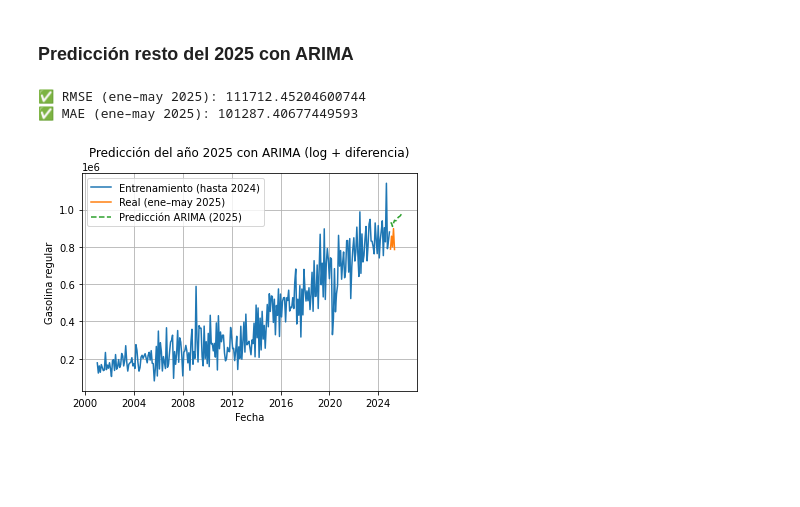
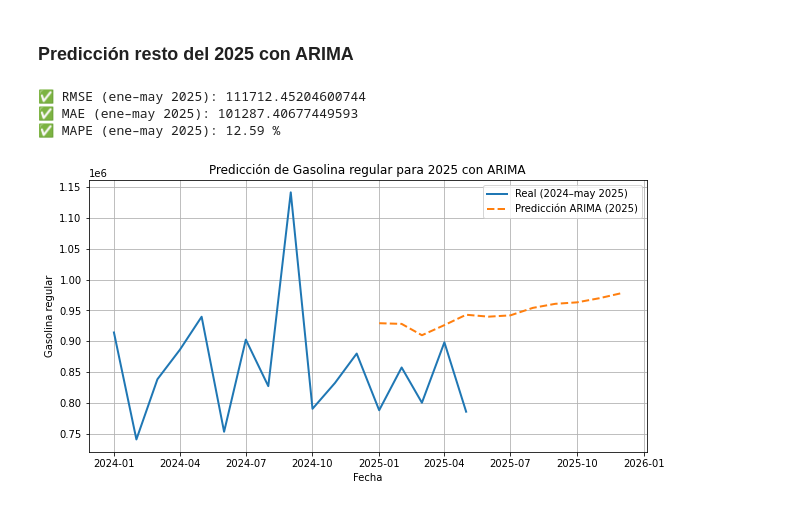
Before and after one commit to JPS4321/Lab1_SeriesDeTiempo, a Jupyter notebook: Series_Importacion_Regular.ipynb, the cells around one changed output. Drawn from its saved outputs; the diff is of its cells as text; code cells hidden in the pictures; blank space fills up the shorter version.

```diff
--- a/Series_Importacion.ipynb
+++ b/Series_Importacion_Regular.ipynb
@@ -476,40 +477,49 @@ serie_log_pred = pd.Series(np.r_[ultimo_valor_log, pred_diff]).cumsum()
 pred_2025 = np.exp(serie_log_pred[1:])
 fechas_2025 = pd.date_range(start="2025-01-01", periods=12, freq='MS')
 pred_2025.index = fechas_2025
 
 # Obtener datos reales de enero a mayo 2025
 serie_test_real = df_importacion_total.loc["2025-01-01":"2025-05-31", "Gasolina regular"]
 
 # Alinear ambos índices al primer día del mes (Timestamp mensual)
 serie_test_real.index = serie_test_real.index.to_period('M').to_timestamp()
 pred_2025.index = pred_2025.index.to_period('M').to_timestamp()
 
 # Intersección segura
 fechas_comunes = serie_test_real.index.intersection(pred_2025.index)
 serie_eval = serie_test_real.loc[fechas_comunes]
 pred_eval = pred_2025.loc[fechas_comunes]
 
 # Evaluación
 if not serie_eval.empty and not pred_eval.empty:
     rmse = np.sqrt(mean_squared_error(serie_eval, pred_eval))
     mae = mean_absolute_error(serie_eval, pred_eval)
-    print("✅ RMSE (ene–may 2025):", rmse)
-    print("✅ MAE (ene–may 2025):", mae)
+    print(" RMSE (ene–may 2025):", rmse)
+    print(" MAE (ene–may 2025):", mae)
+
 else:
-    print("⚠️ No se encontraron datos coincidentes entre predicción y realidad para enero–mayo 2025.")
+    print(" No se encontraron datos coincidentes entre predicción y realidad para enero–mayo 2025.")
+mape = np.mean(np.abs((serie_eval - pred_eval) / serie_eval)) * 100
+print(" MAPE (ene–may 2025):", round(mape, 2), "%")
 
-# Gráfico de entrenamiento, predicción y datos reales
-plt.plot(np.exp(serie_log_train), label="Entrenamiento (hasta 2024)")
-if not serie_eval.empty:
-    plt.plot(serie_eval, label="Real (ene–may 2025)")
-plt.plot(pred_2025, label="Predicción ARIMA (2025)", linestyle='--')
-plt.title("Predicción del año 2025 con ARIMA (log + diferencia)")
+
+
+# Serie real desde 2024
+serie_real_desde_2024 = df_importacion_total.loc["2024-01-01":"2025-05-31", "Gasolina regular"]
+serie_real_desde_2024.index = serie_real_desde_2024.index.to_period('M').to_timestamp()
+
+# Gráfico de datos reales (2024 y parte de 2025) + predicción 2025
+plt.figure(figsize=(10, 5))
+plt.plot(serie_real_desde_2024, label="Real (2024–may 2025)", linewidth=2)
+plt.plot(pred_2025, label="Predicción ARIMA (2025)", linestyle='--', linewidth=2)
+plt.title("Predicción de Gasolina regular para 2025 con ARIMA")
 plt.xlabel("Fecha")
 plt.ylabel("Gasolina regular")
 plt.grid(True)
 plt.legend()
 plt.show()
 # %% [output]
 ✅ RMSE (ene–may 2025): 111712.45204600744
 ✅ MAE (ene–may 2025): 101287.40677449593
+✅ MAPE (ene–may 2025): 12.59 %
-[figure, old version]
+[figure, new version]
```
Also changed, not shown: parts of 5 cells of this notebook, 3 other files.
